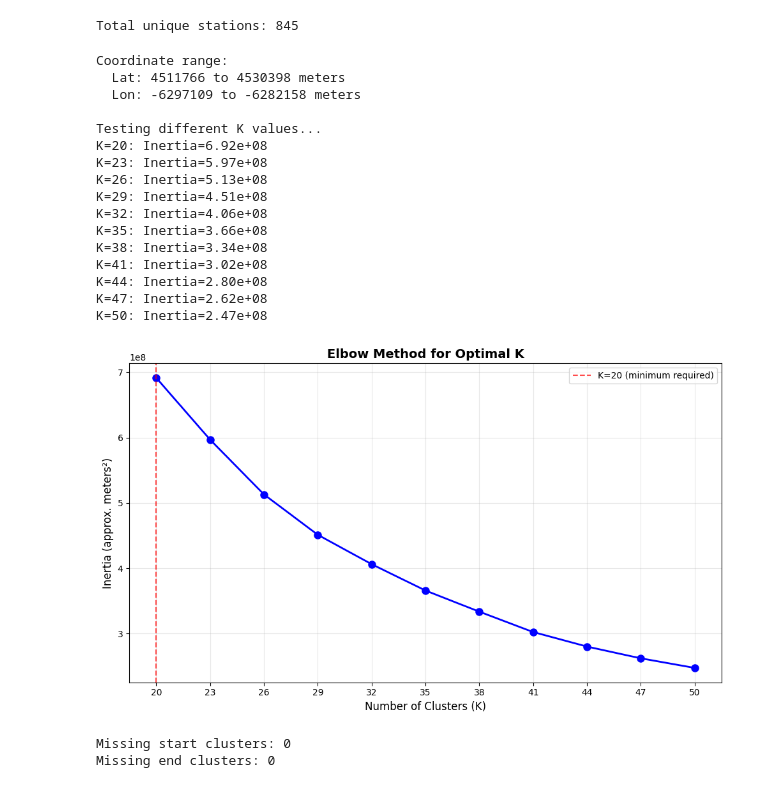
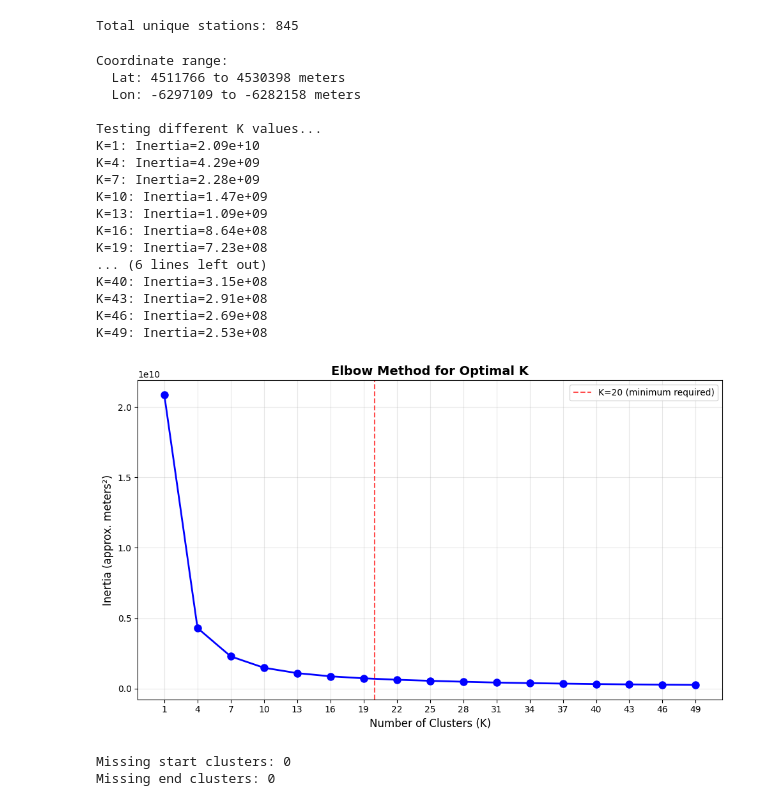
Before and after one commit to jsp566/Intro-to-Business-Analytics-project, a Jupyter notebook: Prediction_Challenge.ipynb, the cells around one changed output. Drawn from its saved outputs; the diff is of its cells as text; code cells hidden in the pictures.

```diff
--- a/Prediction_Challenge.ipynb
+++ b/Prediction_Challenge.ipynb
@@ -59,50 +59,51 @@ print(f"  Lon: {lon_meters.min():.0f} to {lon_meters.max():.0f} meters")
 
 X = X_meters
 
-k_values = range(20, 51, 3)
+k_values = range(1, 51, 3)
 inertias = []
 
 print("\nTesting different K values...")
 for k in k_values:
     kmeans = KMeans(n_clusters=k, random_state=67, n_init=20)
     kmeans.fit(X)
     inertias.append(kmeans.inertia_)
     print(f"K={k}: Inertia={kmeans.inertia_:.2e}")
 
 # ============================================================================
 # PLOT ELBOW CURVE
 # ============================================================================
 
 plt.figure(figsize=(10, 6))
 plt.plot(k_values, inertias, 'bo-', linewidth=2, markersize=8)
 plt.xlabel('Number of Clusters (K)', fontsize=12)
 plt.ylabel('Inertia (approx. meters²)', fontsize=12)
 plt.title('Elbow Method for Optimal K', fontsize=14, fontweight='bold')
 plt.grid(True, alpha=0.3)
 plt.xticks(k_values)
 
 plt.axvline(x=20, color='red', linestyle='--', alpha=0.7, label='K=20 (minimum required)')
 plt.legend()
 
 plt.tight_layout()
 plt.savefig('elbow_plot_meters.png', dpi=300, bbox_inches='tight')
 plt.show()
 # %% [output]
 Coordinate range:
   Lat: 4511766 to 4530398 meters
   Lon: -6297109 to -6282158 meters
 
 Testing different K values...
-K=20: Inertia=6.92e+08
-K=23: Inertia=5.97e+08
-K=26: Inertia=5.13e+08
-K=29: Inertia=4.51e+08
-K=32: Inertia=4.06e+08
-K=35: Inertia=3.66e+08
-K=38: Inertia=3.34e+08
-K=41: Inertia=3.02e+08
-K=44: Inertia=2.80e+08
-K=47: Inertia=2.62e+08
-K=50: Inertia=2.47e+08
+K=1: Inertia=2.09e+10
+K=4: Inertia=4.29e+09
+K=7: Inertia=2.28e+09
+K=10: Inertia=1.47e+09
+K=13: Inertia=1.09e+09
+K=16: Inertia=8.64e+08
+K=19: Inertia=7.23e+08
+... (6 lines left out)
+K=40: Inertia=3.15e+08
+K=43: Inertia=2.91e+08
+K=46: Inertia=2.69e+08
+K=49: Inertia=2.53e+08
-[figure, old version]
+[figure, new version]
 # %%
```
Also changed, not shown: parts of 2 cells of this notebook.
